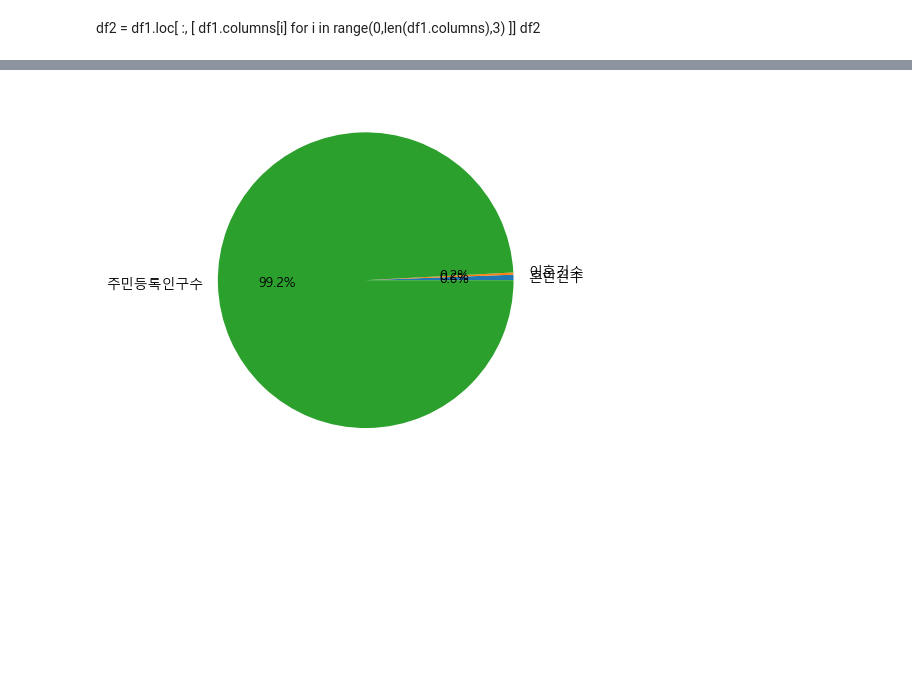
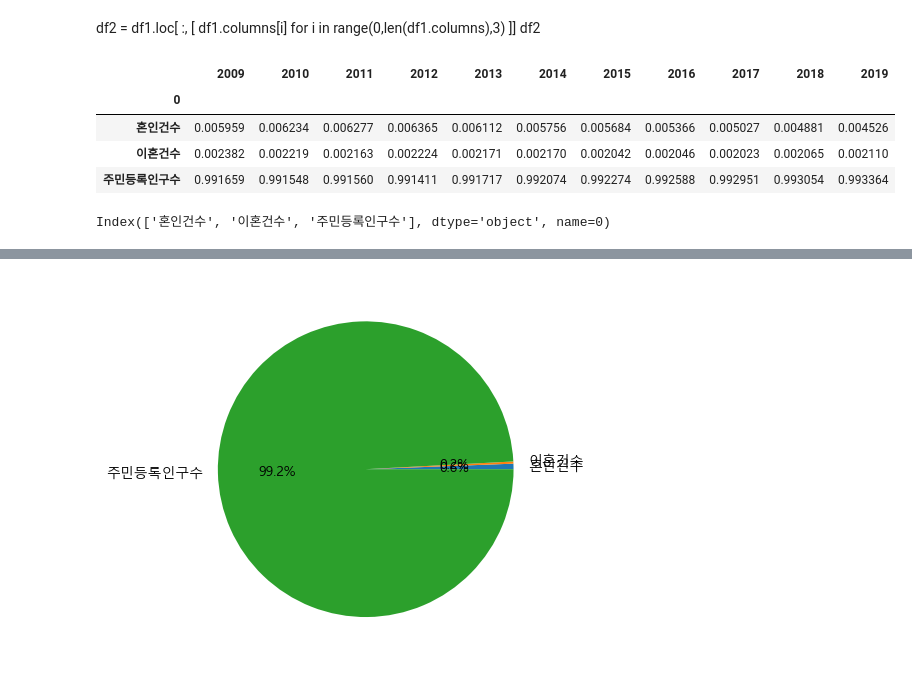
Before and after one commit to jakekwon1/semi-, a Jupyter notebook: 통계/semi_project _번외.ipynb, the cells around one changed output, grey strips where cells are left out. Cells and saved outputs as stored; diff of their text form; code cells hidden in the pictures; blank space fills up the shorter version.

```diff
--- a/통계/semi_project _번외.ipynb
+++ b/통계/semi_project _번외.ipynb
@@ -55,0 +101,8 @@ for col in [ df1.columns[i] for i in range(0,len(df1.columns),3) ]:
+# %%
+df2.apply(lambda x : x/sum(x), axis=0)
+# %% [output]
+|  | 2009 | 2010 | 2011 | 2012 | 2013 | 2014 | 2015 | 2016 | 2017 | 2018 | 2019 |
+| 0 |  |  |  |  |  |  |  |  |  |  |  |
+| 혼인건수 | 0.005959 | 0.006234 | 0.006277 | 0.006365 | 0.006112 | 0.005756 | 0.005684 | 0.005366 | 0.005027 | 0.004881 | 0.004526 |
+| 이혼건수 | 0.002382 | 0.002219 | 0.002163 | 0.002224 | 0.002171 | 0.002170 | 0.002042 | 0.002046 | 0.002023 | 0.002065 | 0.002110 |
+| 주민등록인구수 | 0.991659 | 0.991548 | 0.991560 | 0.991411 | 0.991717 | 0.992074 | 0.992274 | 0.992588 | 0.992951 | 0.993054 | 0.993364 |
@@ -55,0 +111,4 @@ for col in [ df1.columns[i] for i in range(0,len(df1.columns),3) ]:
+# %%
+df2.index
+# %% [output]
+Index(['혼인건수', '이혼건수', '주민등록인구수'], dtype='object', name=0)
```
Also changed, not shown: parts of 20 cells of this notebook, 1 other file.
